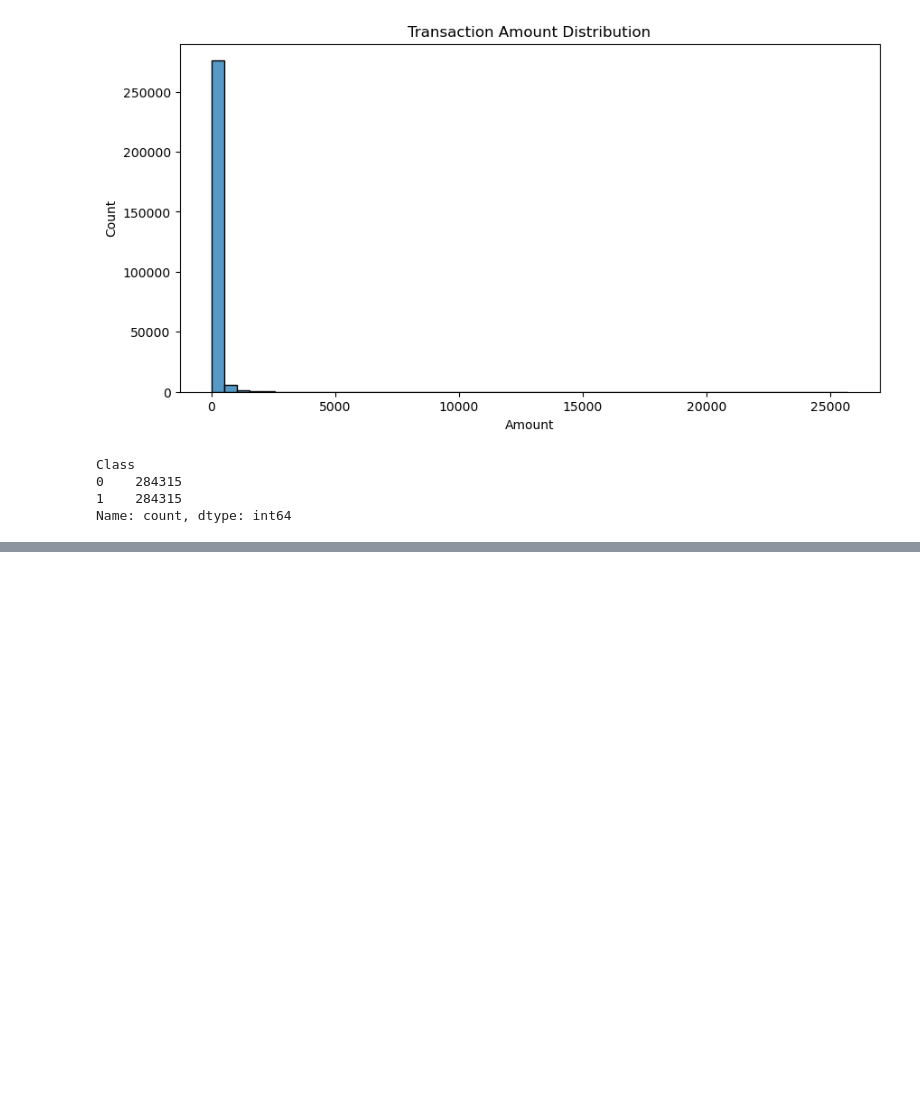
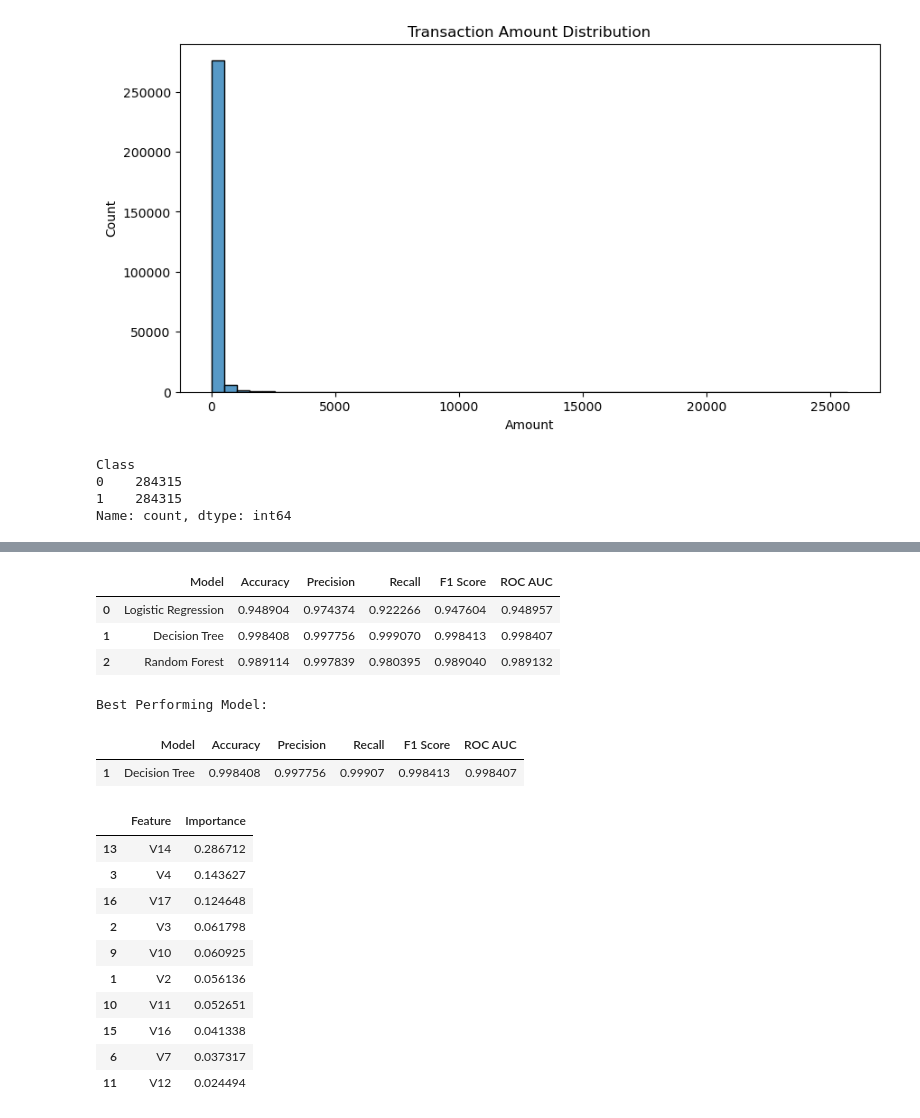
Before and after one commit to suranjanamajumdar05-glitch/Credit-Card-Fraud-Detection, a Jupyter notebook: Credit Card Fraud Code.ipynb, the cells around one changed output, grey strips where cells are left out. Drawn from its saved outputs; the diff is of its cells as text; code cells hidden in the pictures; blank space fills up the shorter version.

```diff
--- a/Credit Card Fraud Code.ipynb
+++ b/Credit Card Fraud Code.ipynb
@@ -141,0 +255,79 @@ Name: count, dtype: int64
+# %%
+#Cell 26: Model Comparison Table
+results = pd.DataFrame({
+    'Model': [
+        'Logistic Regression',
+        'Decision Tree',
+        'Random Forest'
+    ],
+    'Accuracy': [
+        accuracy_score(y_test, lr_pred),
+        accuracy_score(y_test, dt_pred),
+        accuracy_score(y_test, rf_pred)
+    ],
+    'Precision': [
+        precision_score(y_test, lr_pred),
+        precision_score(y_test, dt_pred),
+        precision_score(y_test, rf_pred)
+    ],
+    'Recall': [
+        recall_score(y_test, lr_pred),
+        recall_score(y_test, dt_pred),
+        recall_score(y_test, rf_pred)
+    ],
+    'F1 Score': [
+        f1_score(y_test, lr_pred),
+        f1_score(y_test, dt_pred),
+        f1_score(y_test, rf_pred)
+    ],
+    'ROC AUC': [
+        roc_auc_score(y_test, lr_pred),
+        roc_auc_score(y_test, dt_pred),
+        roc_auc_score(y_test, rf_pred)
+    ]
+
+})
+results
+# %% [output]
+|  | Model | Accuracy | Precision | Recall | F1 Score | ROC AUC |
+| 0 | Logistic Regression | 0.948904 | 0.974374 | 0.922266 | 0.947604 | 0.948957 |
+| 1 | Decision Tree | 0.998408 | 0.997756 | 0.999070 | 0.998413 | 0.998407 |
+| 2 | Random Forest | 0.989114 | 0.997839 | 0.980395 | 0.989040 | 0.989132 |
+# %%
+#Cell 27: Best Model Selection
+best_model = results.sort_values(
+    by='Recall',
+    ascending=False
+)
+print("Best Performing Model:\n")
+best_model.head(1)
+# %% [output]
+Best Performing Model:
+|  | Model | Accuracy | Precision | Recall | F1 Score | ROC AUC |
+| 1 | Decision Tree | 0.998408 | 0.997756 | 0.99907 | 0.998413 | 0.998407 |
+# %%
+#Cell 28: Feature Importance
+importance = rf_model.feature_importances_
+feature_importance = pd.DataFrame({
+
+    'Feature': X.columns,
+    'Importance': importance
+
+})
+feature_importance = feature_importance.sort_values(
+    by='Importance',
+    ascending=False
+)
+feature_importance.head(10)
+# %% [output]
+|  | Feature | Importance |
+| 13 | V14 | 0.286712 |
+| 3 | V4 | 0.143627 |
+| 16 | V17 | 0.124648 |
+| 2 | V3 | 0.061798 |
+| 9 | V10 | 0.060925 |
+| 1 | V2 | 0.056136 |
+| 10 | V11 | 0.052651 |
+| 15 | V16 | 0.041338 |
+| 6 | V7 | 0.037317 |
+| 11 | V12 | 0.024494 |
```
Also changed, not shown: parts of 13 cells of this notebook.
